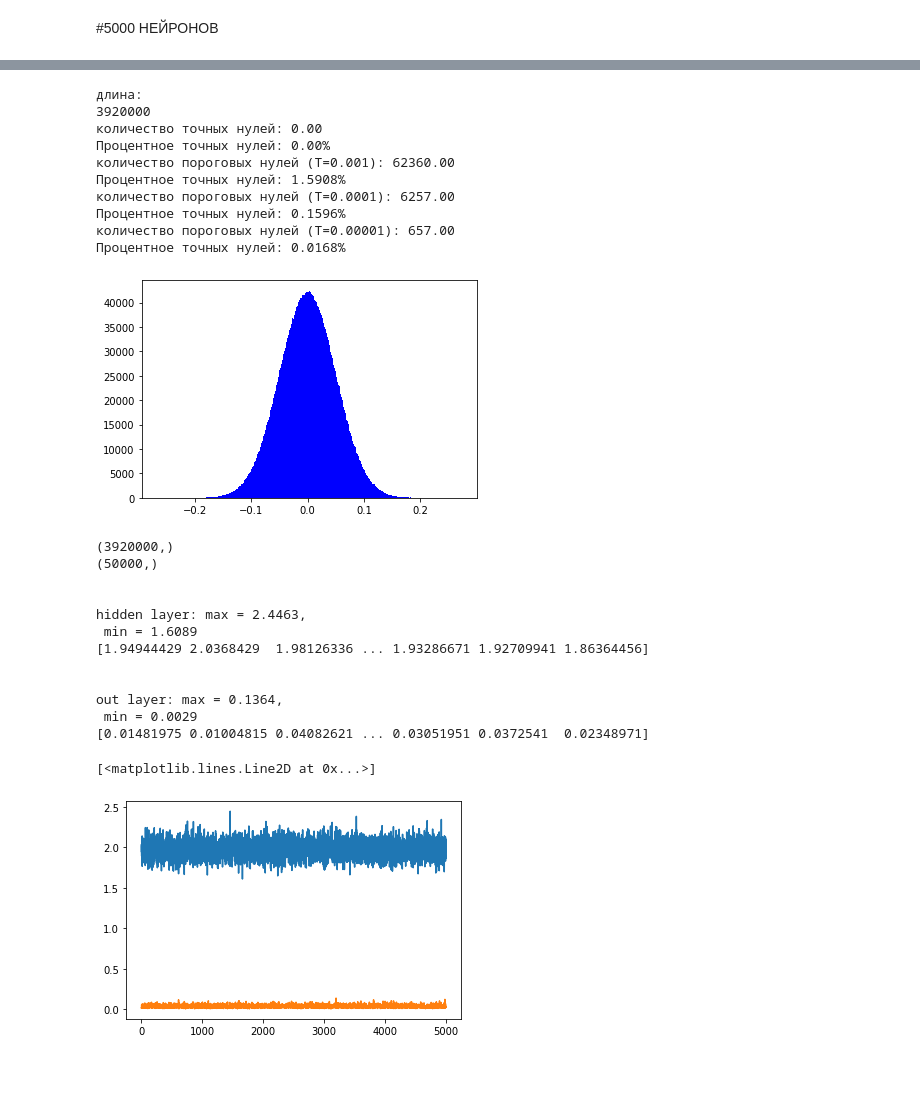
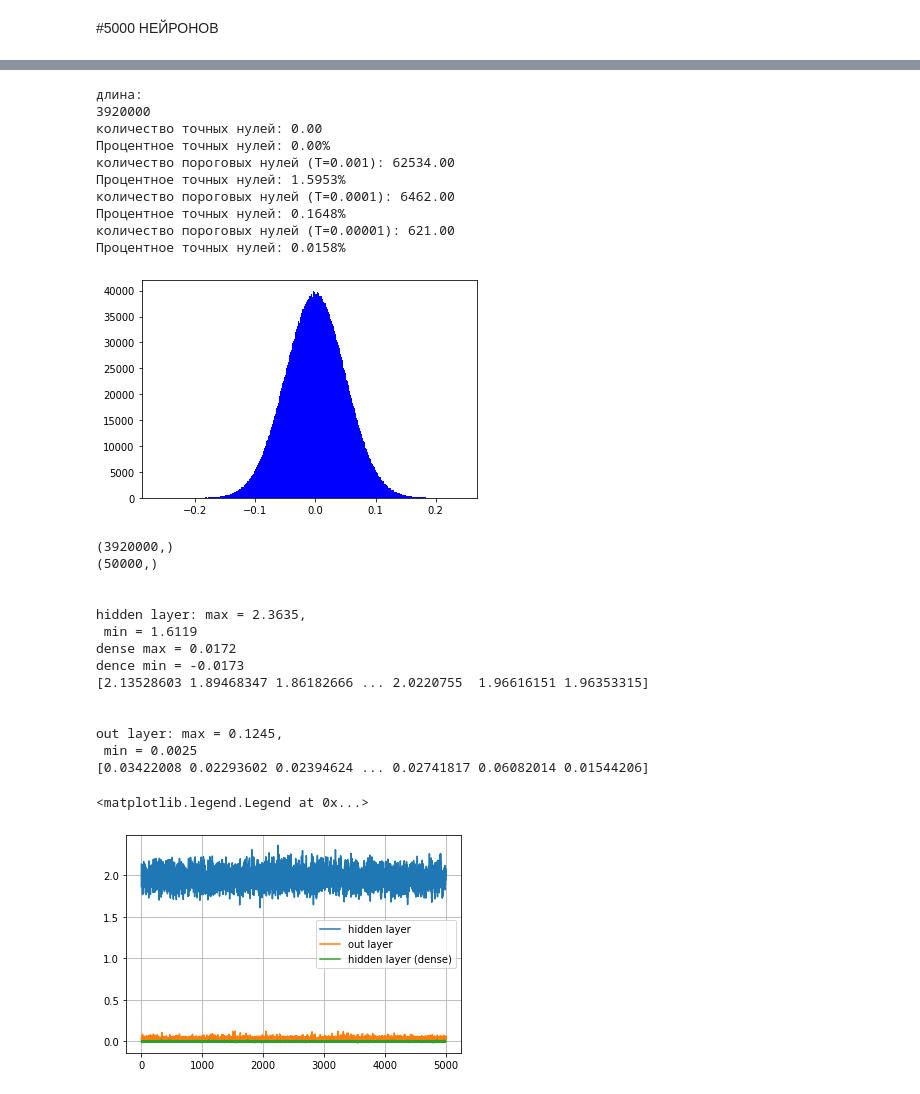
Before and after one commit to helenross636/magic_season, a Jupyter notebook: "mnist_keras_ipynb".ipynb, the cells around one changed output, grey strips where cells are left out. Drawn from its saved outputs; the diff is of its cells as text; code cells hidden in the pictures.

```diff
--- a/"mnist_keras_ipynb".ipynb
+++ b/"mnist_keras_ipynb".ipynb
@@ -173,7 +180,7 @@ model2 = Sequential();
 
 # Добавляем уровни сети
 #скрытый слой 1500 нейронов
-model2.add(Dense(1500, input_dim=784, activation="sigmoid", kernel_initializer="normal"))
+model2.add(Dense(1500, input_dim=784, activation="relu", kernel_initializer="normal"))
 #выходной слой 10 нейронов
 model2.add(Dense(10, input_dim=784, activation="softmax", kernel_initializer="normal"))
 
@@ -300,7 +316,7 @@ model3 = Sequential();
 
 # Добавляем уровни сети
 #скрытый слой 1500 нейронов
-model3.add(Dense(5000, input_dim=784, activation="sigmoid", kernel_initializer="normal"))
+model3.add(Dense(5000, input_dim=784, activation="relu", kernel_initializer="normal"))
 #выходной слой 10 нейронов
 model3.add(Dense(10, input_dim=784, activation="softmax", kernel_initializer="normal"))
 
@@ -359,16 +375,17 @@ print("Процентное точных нулей: %.4f%%" % ((zero_num_under2
 3920000
 количество точных нулей: 0.00
 Процентное точных нулей: 0.00%
-количество пороговых нулей (Т=0.001): 62360.00
-Процентное точных нулей: 1.5908%
-количество пороговых нулей (Т=0.0001): 6257.00
-Процентное точных нулей: 0.1596%
-количество пороговых нулей (Т=0.00001): 657.00
-Процентное точных нулей: 0.0168%
+количество пороговых нулей (Т=0.001): 62534.00
+Процентное точных нулей: 1.5953%
+количество пороговых нулей (Т=0.0001): 6462.00
+Процентное точных нулей: 0.1648%
+количество пороговых нулей (Т=0.00001): 621.00
+Процентное точных нулей: 0.0158%
-[figure, old version]
+[figure, new version]
 # %%
 weight_origin=model3.layers[0].get_weights()[0].flatten()
 weight_origin2=model3.layers[1].get_weights()[0].flatten()
+dense1 = model3.layers[0].get_weights()[1]
 #уточнить длину
 print(weight_origin.shape)
 print(weight_origin2.shape)
@@ -381,40 +398,48 @@ layer2 = np.empty(5000)
 x = range(5000)
 
 
 for i in range(5000):
   sum1 = 0
   for j in range(784):
     sum1 = sum1 + weight_origin[i*784 + j]*weight_origin[i*784 + j]
   layer1[i] = sum1
 
 for i in range(5000):
   sum2 = 0
   for j in range(10):
     sum2 = sum2 + weight_origin2[i*10 + j]*weight_origin2[i*10 + j]
   layer2[i] = sum2
 
 print("\n")
 print("hidden layer: max = %.4f," % (layer1.max()))
 print(" min = %.4f" % (layer1.min()))
+print("dense max = %.4f" % (dense1.max()))
+print("dence min = %.4f" % (dense1.min()))
 print(layer1)
 print("\n")
 print("out layer: max = %.4f," % (layer2.max()))
 print(" min = %.4f" % (layer2.min()))
 print(layer2)
-plt.plot(x,layer1)
-plt.plot(x,layer2)
+plt.plot(x,layer1, label = u'hidden layer')
+plt.plot(x,layer2, label = u'out layer')
+plt.plot(x,dense1, label = u'hidden layer (dense)')
+
+plt.grid(True)
+plt.legend()
 # %% [output]
 (3920000,)
 (50000,)
 
 
-hidden layer: max = 2.4463,
- min = 1.6089
-[1.94944429 2.0368429  1.98126336 ... 1.93286671 1.92709941 1.86364456]
+hidden layer: max = 2.3635,
+ min = 1.6119
+dense max = 0.0172
+dence min = -0.0173
+[2.13528603 1.89468347 1.86182666 ... 2.0220755  1.96616151 1.96353315]
 
 
-out layer: max = 0.1364,
- min = 0.0029
-[0.01481975 0.01004815 0.04082621 ... 0.03051951 0.0372541  0.02348971]
+out layer: max = 0.1245,
+ min = 0.0025
+[0.03422008 0.02293602 0.02394624 ... 0.02741817 0.06082014 0.01544206]
-[<matplotlib.lines.Line2D at 0x...>]
+<matplotlib.legend.Legend at 0x...>
-[figure, old version]
+[figure, new version]
```
Also changed, not shown: parts of 5 cells of this notebook.
